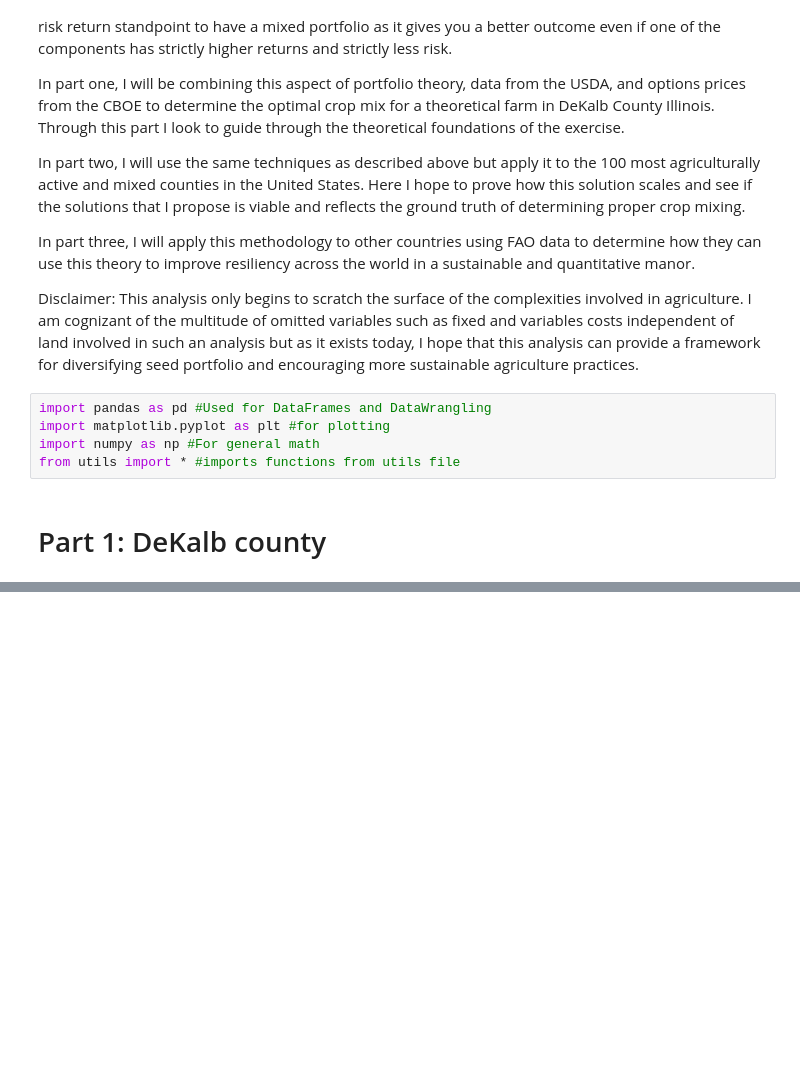
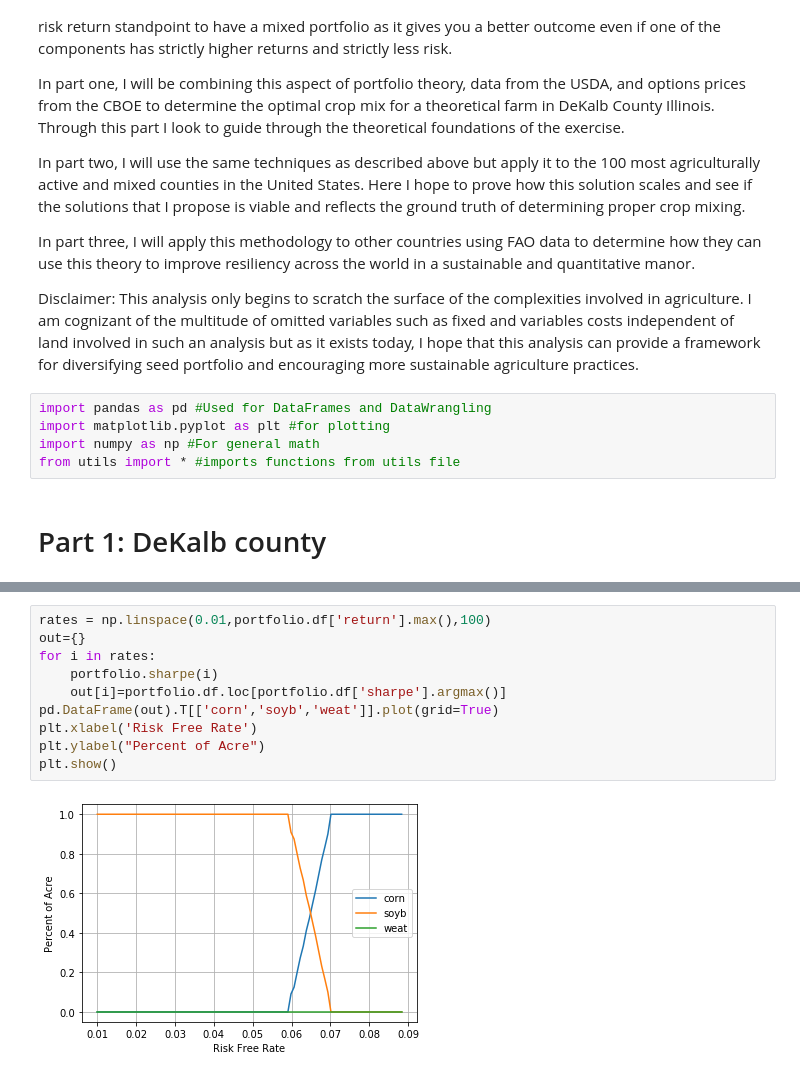
Before and after one commit to dberm312/PriceVol, a Jupyter notebook: Analysis.ipynb, the cells around one changed output, grey strips where cells are left out. Drawn from its saved outputs; the diff is of its cells as text; blank space fills up the shorter version.

```diff
--- a/Analysis.ipynb
+++ b/Analysis.ipynb
@@ -92,0 +95,12 @@ land
+# %%
+rates = np.linspace(0.01,portfolio.df['return'].max(),100)
+out={}
+for i in rates:
+    portfolio.sharpe(i)
+    out[i]=portfolio.df.loc[portfolio.df['sharpe'].argmax()]
+pd.DataFrame(out).T[['corn','soyb','weat']].plot(grid=True)
+plt.xlabel('Risk Free Rate')
+plt.ylabel("Percent of Acre")
+plt.show()
+# %% [output]
+[figure, added]
```
Also changed, not shown: parts of 24 cells of this notebook, 5 other files.
